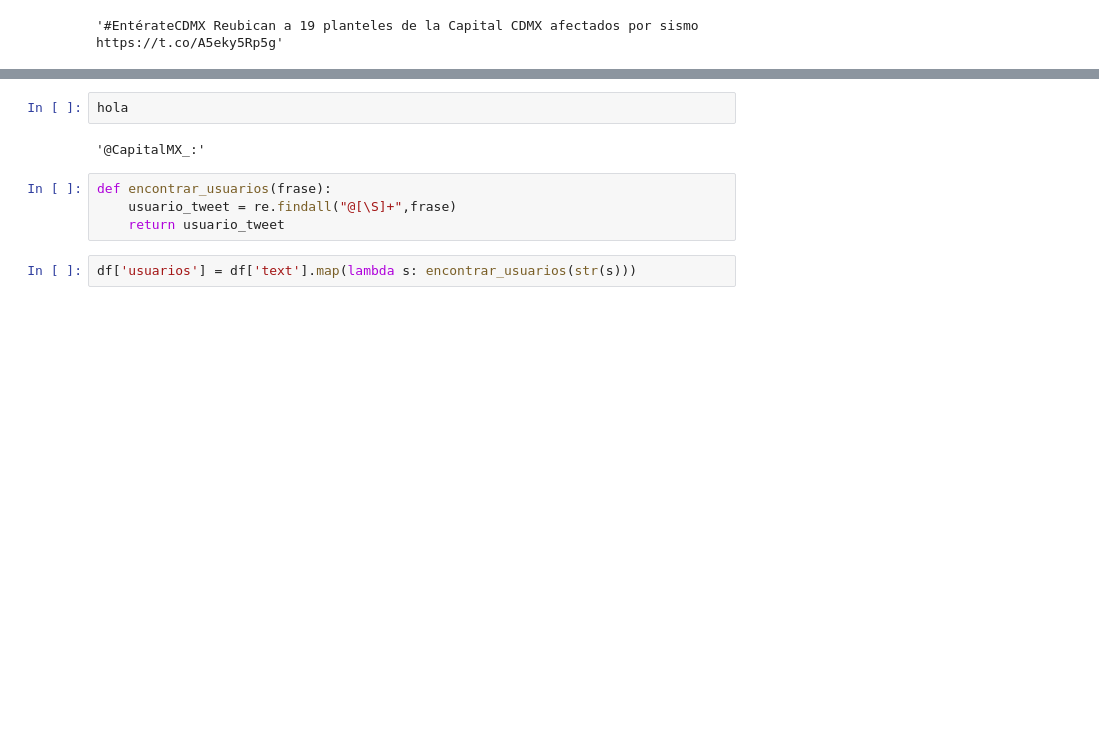
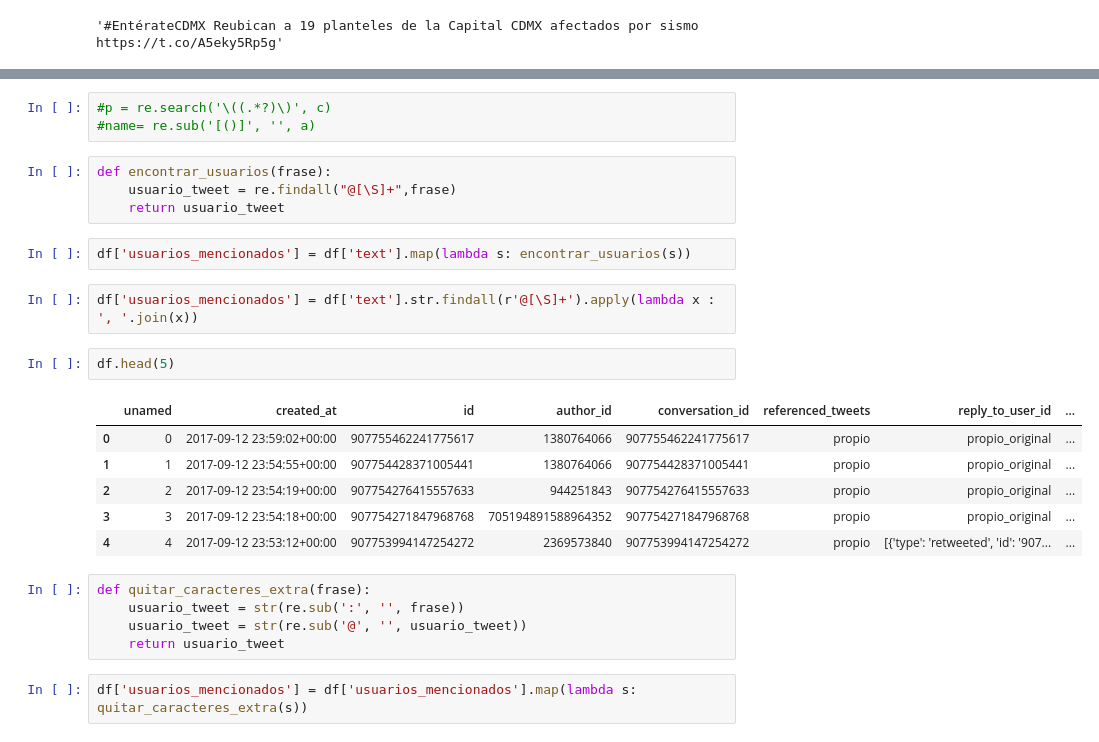
Before and after one commit to caroacostatovany/analisis-de-tweets, a Jupyter notebook: notebooks/analysing_tweets.ipynb, the cells around one changed output, grey strips where cells are left out. Saved outputs shown, nothing was run; the diff lists cells and outputs as text; blank space fills up the shorter version.

```diff
--- a/notebooks/analysing_tweets.ipynb
+++ b/notebooks/analysing_tweets.ipynb
@@ -78,13 +75,30 @@ TypeError: findall() missing 2 required positional arguments: 'pattern' and 'str
-# %%
-hola
-# %% [output]
-'@CapitalMX_:'
+# %%
+#p = re.search('\((.*?)\)', c)
+#name= re.sub('[()]', '', a)
 # %%
 def encontrar_usuarios(frase):
     usuario_tweet = re.findall("@[\S]+",frase)
     return usuario_tweet
 # %%
-df['usuarios'] = df['text'].map(lambda s: encontrar_usuarios(str(s)))
+df['usuarios_mencionados'] = df['text'].map(lambda s: encontrar_usuarios(s))
+# %%
+df['usuarios_mencionados'] = df['text'].str.findall(r'@[\S]+').apply(lambda x : ', '.join(x))
+# %%
+df.head(5)
+# %% [output]
+|  | unamed | created_at | id | author_id | conversation_id | referenced_tweets | reply_to_user_id | ... |
+| 0 | 0 | 2017-09-12 23:59:02+00:00 | 907755462241775617 | 1380764066 | 907755462241775617 | propio | propio_original | ... |
+| 1 | 1 | 2017-09-12 23:54:55+00:00 | 907754428371005441 | 1380764066 | 907754428371005441 | propio | propio_original | ... |
+| 2 | 2 | 2017-09-12 23:54:19+00:00 | 907754276415557633 | 944251843 | 907754276415557633 | propio | propio_original | ... |
+| 3 | 3 | 2017-09-12 23:54:18+00:00 | 907754271847968768 | 705194891588964352 | 907754271847968768 | propio | propio_original | ... |
+| 4 | 4 | 2017-09-12 23:53:12+00:00 | 907753994147254272 | 2369573840 | 907753994147254272 | propio | [{'type': 'retweeted', 'id': '907... | ... |
+# %%
+def quitar_caracteres_extra(frase):
+    usuario_tweet = str(re.sub(':', '', frase))
+    usuario_tweet = str(re.sub('@', '', usuario_tweet))
+    return usuario_tweet
+# %%
+df['usuarios_mencionados'] = df['usuarios_mencionados'].map(lambda s: quitar_caracteres_extra(s))
 # %%
 df.head(50)
 # %% [output]
```
Also changed, not shown: parts of 7 cells of this notebook.
